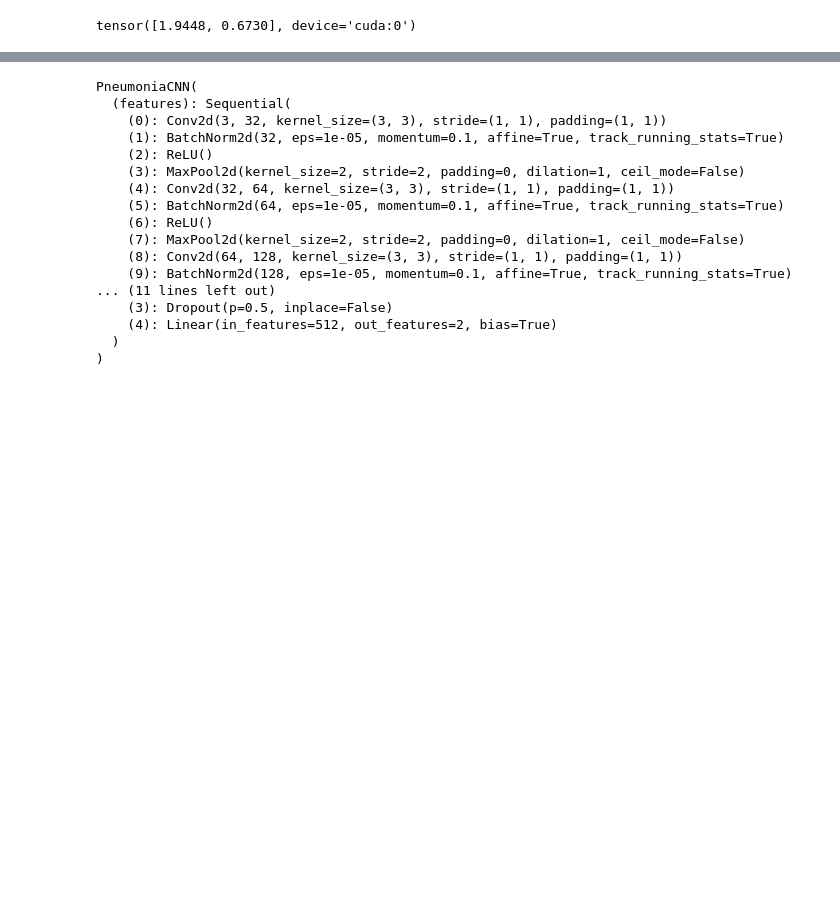
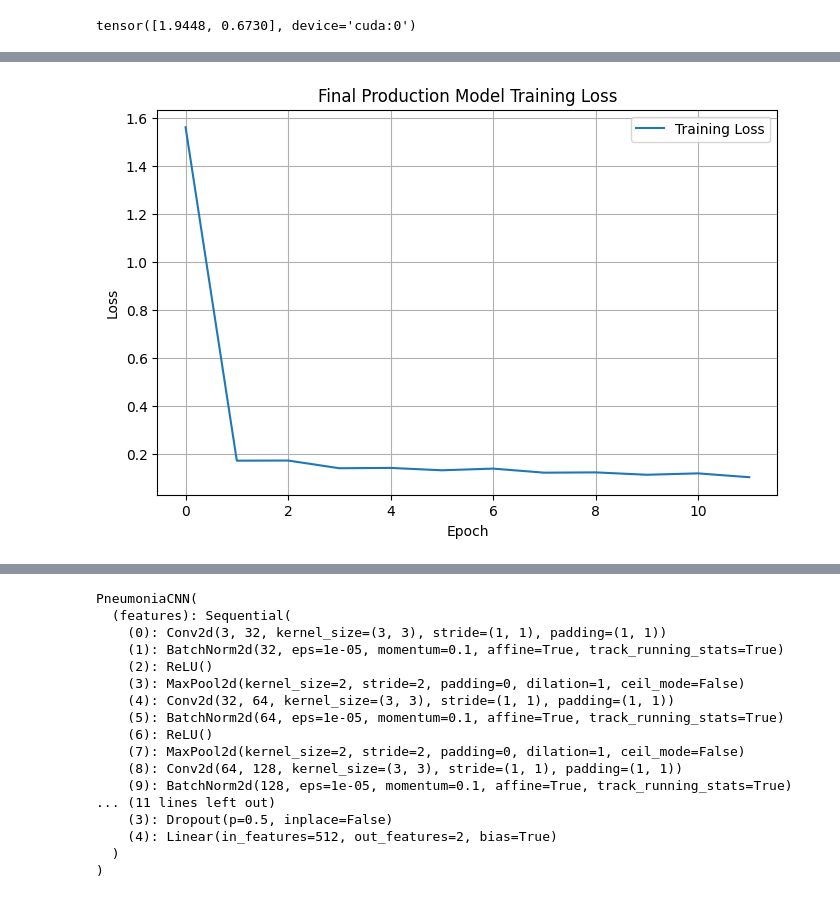
Before and after one commit to Shervinrtd/Chest_Xray, a Jupyter notebook: Chest_Xray.ipynb, the cells around one changed output, grey strips where cells are left out. Cells and saved outputs as stored; diff of their text form; code cells hidden in the pictures; blank space fills up the shorter version.

```diff
--- a/Chest_Xray.ipynb
+++ b/Chest_Xray.ipynb
@@ -934,2 +1020,0 @@ Early stopping triggered!
-# %%
-model.load_state_dict(torch.load("improved_weighted_cnn.pth"))
@@ -1097,0 +1191,6 @@ Downloading: "https://download.pytorch.org/models/resnet50-0676ba61.pth" to /roo
+# %%
+# Load Pretrained ResNet50
+
+resnet_model = models.resnet50(
+    weights=models.ResNet50_Weights.IMAGENET1K_V1
+)
@@ -1499,10 +1454,17 @@ from sklearn.metrics import accuracy_score, f1_score
 # %% [markdown]
 **Create Full Dataset Again**
 # %%
-full_dataset = datasets.ImageFolder(
+# K-Fold Datasets
+
+kfold_train_dataset = datasets.ImageFolder(
     root='/content/chest_xray/chest_xray/train',
     transform=train_transform
 )
+
+kfold_val_dataset = datasets.ImageFolder(
+    root='/content/chest_xray/chest_xray/train',
+    transform=val_transform
+)
 # %% [markdown]
 **Create KFold Object**
 # %%
@@ -1929,2 +1934,23 @@ Train Accuracy: 95.42%
 --------------------------------------------------
 Final model saved!
+# %%
+plt.figure(figsize=(8,5))
+
+plt.plot(
+    final_train_losses,
+    label='Training Loss'
+)
+
+plt.xlabel('Epoch')
+
+plt.ylabel('Loss')
+
+plt.title('Final Production Model Training Loss')
+
+plt.legend()
+
+plt.grid(True)
+
+plt.show()
+# %% [output]
+[figure, added]
```
Also changed, not shown: parts of 55 cells of this notebook.
